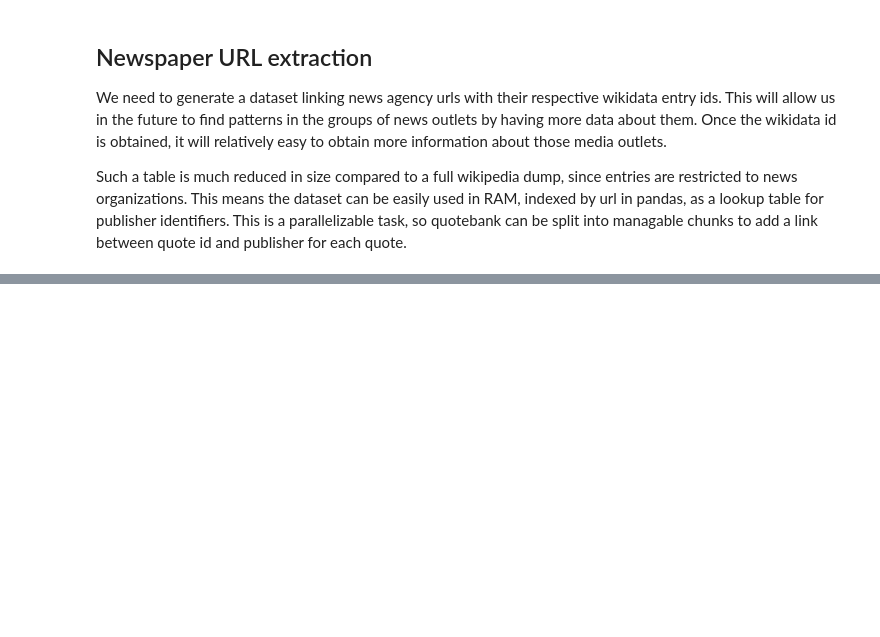
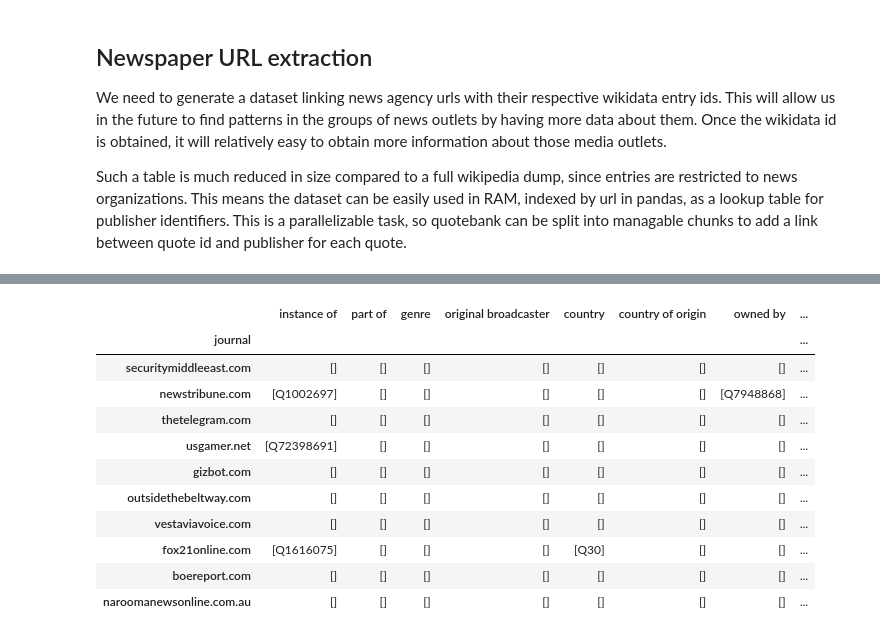
Before and after one commit to epfl-ada/ada-2021-project-improvise-adapt-overcome, a Jupyter notebook: src/wikidata-handling.ipynb, the cells around one changed output, grey strips where cells are left out. Cells and saved outputs as stored; diff of their text form; code cells hidden in the pictures; blank space fills up the shorter version.

Commit message:
finish wikidata handling w/o comments

```diff
--- a/src/wikidata-handling.ipynb
+++ b/src/wikidata-handling.ipynb
@@ -150,0 +332,39 @@ extract_newspaper_urls(FULL_WIKIDUMP, NEWS_URLS)
+# %%
+from itertools import islice
+
+with open(JOURNAL_PROPS, 'w') as fjournals, pd.read_json(JOURNAL_WIKIDATA, lines=True, chunksize=500) as wikidump:
+    for chunk in tqdm(wikidump, total=int(41115/500)):
+        for _, row in chunk.iterrows():
+            props = extract_props_from_claims(row.claims, properties)
+            props["journal"] = row.journal
+            props["journal_id"] = row.journal_ids
+            props["journal_label"] = row.journal_label
+            props["description"] = row.description
+
+            fjournals.write(json.dumps(props, ensure_ascii=False) + "\n")
+# %%
+def combine_columns(group, str_cols=['description', 'journal_label', 'journal_id'], index_col='journal'):
+
+    list_columns = [col for col in group.columns if col not in str_cols and col != index_col]
+    journal = {column: set() for column in list_columns}
+
+    for _, row in group.iterrows():
+        for column in list_columns:
+            if column not in str_cols:
+                res = row[column]
+
+                if res:
+                    journal[column] = journal[column] | set(res)
+
+    journal = {key: list(val) for key, val in journal.items()}
+
+    for column in str_cols:
+        cat = group[column].str.cat(sep='|')
+        journal[column] = cat.split('|')
+
+    journal[index_col] = group[index_col].iloc[0]
+
+    return journal
+# %%
+journal_attrs = pd.read_json(JOURNAL_PROPS, lines=True)
+journal_attrs.head()
@@ -150,0 +379,18 @@ extract_newspaper_urls(FULL_WIKIDUMP, NEWS_URLS)
+# %%
+grouped = journal_attrs.groupby('journal').apply(combine_columns)
+grouped = pd.DataFrame(grouped.to_list()).set_index('journal')
+
+grouped.sample(10)
+# %% [output]
+|  | instance of | part of | genre | original broadcaster | country | country of origin | owned by | ... |
+| journal |  |  |  |  |  |  |  | ... |
+| securitymiddleeast.com | [] | [] | [] | [] | [] | [] | [] | ... |
+| newstribune.com | [Q1002697] | [] | [] | [] | [] | [] | [Q7948868] | ... |
+| thetelegram.com | [] | [] | [] | [] | [] | [] | [] | ... |
+| usgamer.net | [Q72398691] | [] | [] | [] | [] | [] | [] | ... |
+| gizbot.com | [] | [] | [] | [] | [] | [] | [] | ... |
+| outsidethebeltway.com | [] | [] | [] | [] | [] | [] | [] | ... |
+| vestaviavoice.com | [] | [] | [] | [] | [] | [] | [] | ... |
+| fox21online.com | [Q1616075] | [] | [] | [] | [Q30] | [] | [] | ... |
+| boereport.com | [] | [] | [] | [] | [] | [] | [] | ... |
+| naroomanewsonline.com.au | [] | [] | [] | [] | [] | [] | [] | ... |
```
Also changed, not shown: parts of 31 cells of this notebook.
